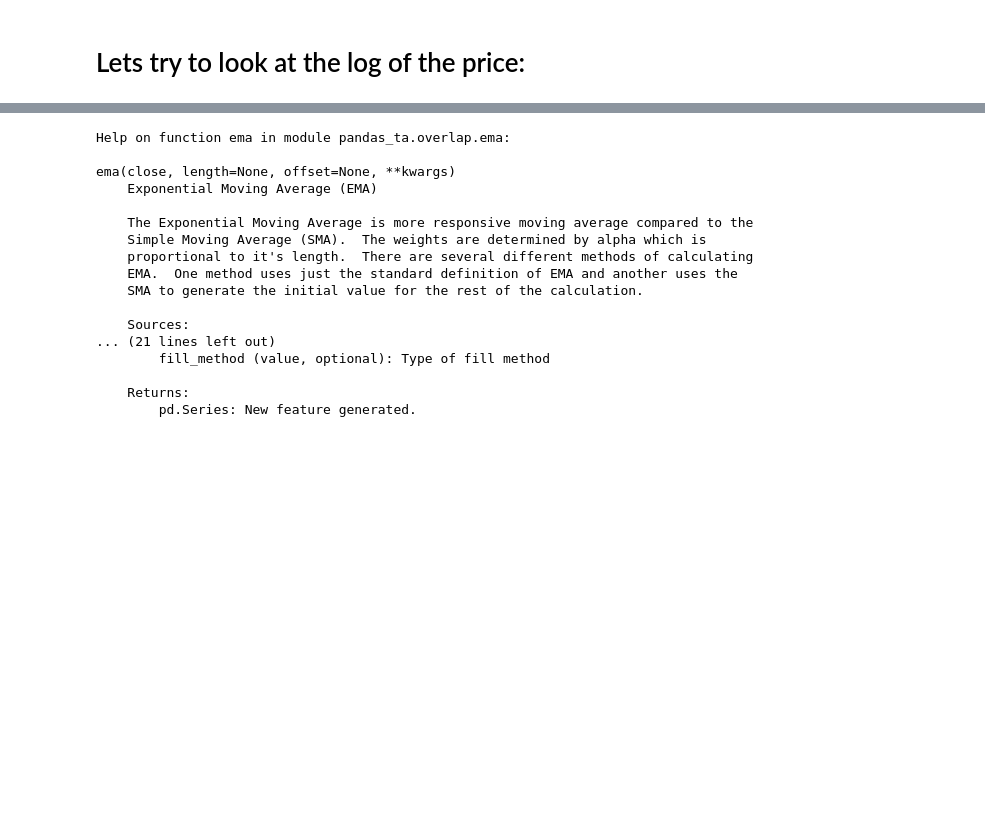
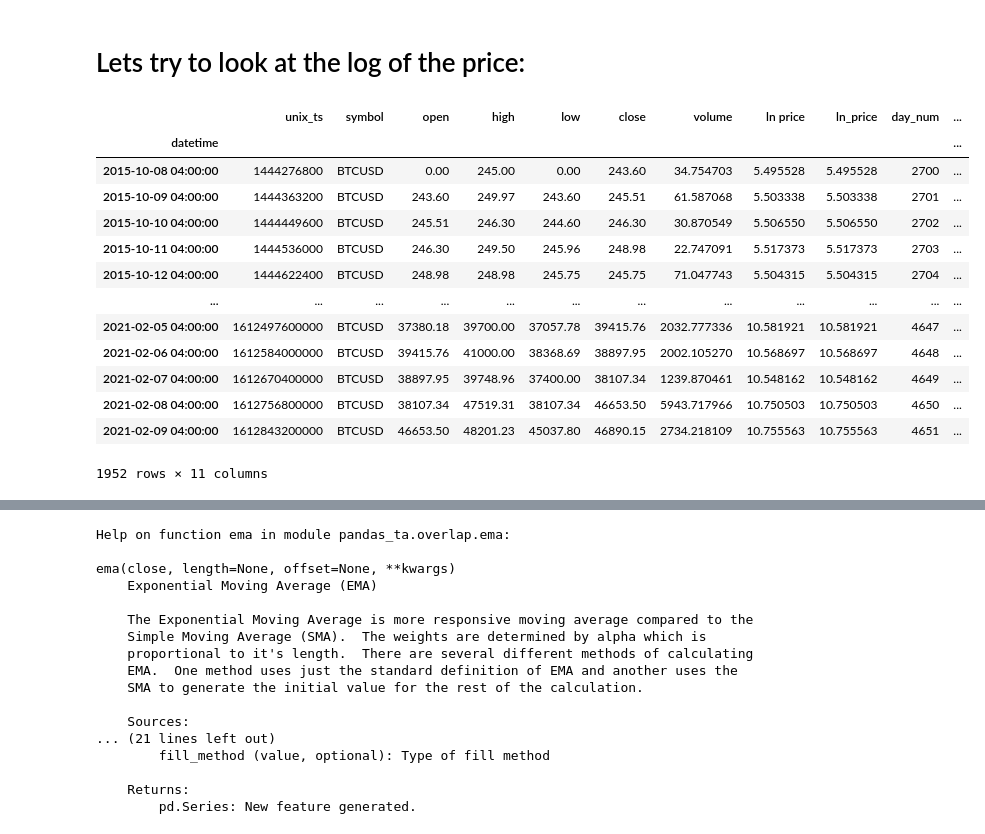
Before and after one commit to MajorTal/btc_s2f, a Jupyter notebook: analyze_btc.ipynb, the cells around one changed output, grey strips where cells are left out. Cells and saved outputs as stored; diff of their text form; code cells hidden in the pictures; blank space fills up the shorter version.

```diff
--- a/analyze_btc.ipynb
+++ b/analyze_btc.ipynb
@@ -52,3 +55,20 @@ df["ln_price"] = np.log(df["close"])
+# %%
+df
+# %% [output]
+|  | unix_ts | symbol | open | high | low | close | volume | ln price | ln_price | day_num | ... |
+| datetime |  |  |  |  |  |  |  |  |  |  | ... |
+| 2015-10-08 04:00:00 | 1444276800 | BTCUSD | 0.00 | 245.00 | 0.00 | 243.60 | 34.754703 | 5.495528 | 5.495528 | 2700 | ... |
+| 2015-10-09 04:00:00 | 1444363200 | BTCUSD | 243.60 | 249.97 | 243.60 | 245.51 | 61.587068 | 5.503338 | 5.503338 | 2701 | ... |
+| 2015-10-10 04:00:00 | 1444449600 | BTCUSD | 245.51 | 246.30 | 244.60 | 246.30 | 30.870549 | 5.506550 | 5.506550 | 2702 | ... |
+| 2015-10-11 04:00:00 | 1444536000 | BTCUSD | 246.30 | 249.50 | 245.96 | 248.98 | 22.747091 | 5.517373 | 5.517373 | 2703 | ... |
+| 2015-10-12 04:00:00 | 1444622400 | BTCUSD | 248.98 | 248.98 | 245.75 | 245.75 | 71.047743 | 5.504315 | 5.504315 | 2704 | ... |
+| ... | ... | ... | ... | ... | ... | ... | ... | ... | ... | ... | ... |
+| 2021-02-05 04:00:00 | 1612497600000 | BTCUSD | 37380.18 | 39700.00 | 37057.78 | 39415.76 | 2032.777336 | 10.581921 | 10.581921 | 4647 | ... |
+| 2021-02-06 04:00:00 | 1612584000000 | BTCUSD | 39415.76 | 41000.00 | 38368.69 | 38897.95 | 2002.105270 | 10.568697 | 10.568697 | 4648 | ... |
+| 2021-02-07 04:00:00 | 1612670400000 | BTCUSD | 38897.95 | 39748.96 | 37400.00 | 38107.34 | 1239.870461 | 10.548162 | 10.548162 | 4649 | ... |
+| 2021-02-08 04:00:00 | 1612756800000 | BTCUSD | 38107.34 | 47519.31 | 38107.34 | 46653.50 | 5943.717966 | 10.750503 | 10.750503 | 4650 | ... |
+| 2021-02-09 04:00:00 | 1612843200000 | BTCUSD | 46653.50 | 48201.23 | 45037.80 | 46890.15 | 2734.218109 | 10.755563 | 10.755563 | 4651 | ... |
+1952 rows × 11 columns
 # %%
 df.plot(x="day_num", y="ln_price", ylabel='Ln(Price in USD)', figsize=(16, 10))
 # %% [output]
```
Also changed, not shown: parts of 8 cells of this notebook.
